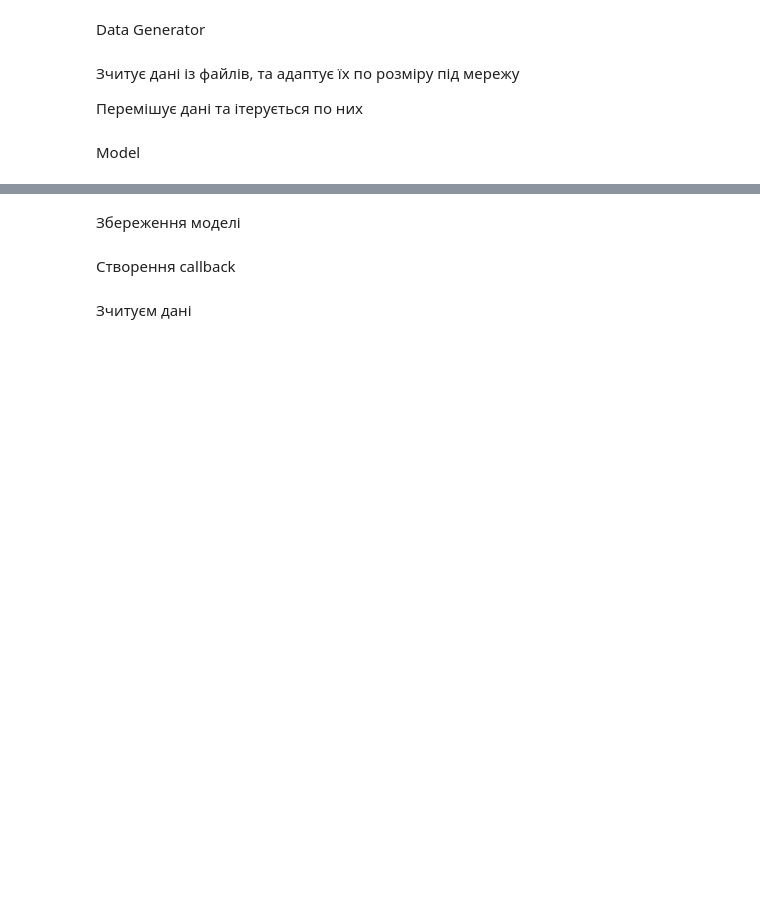
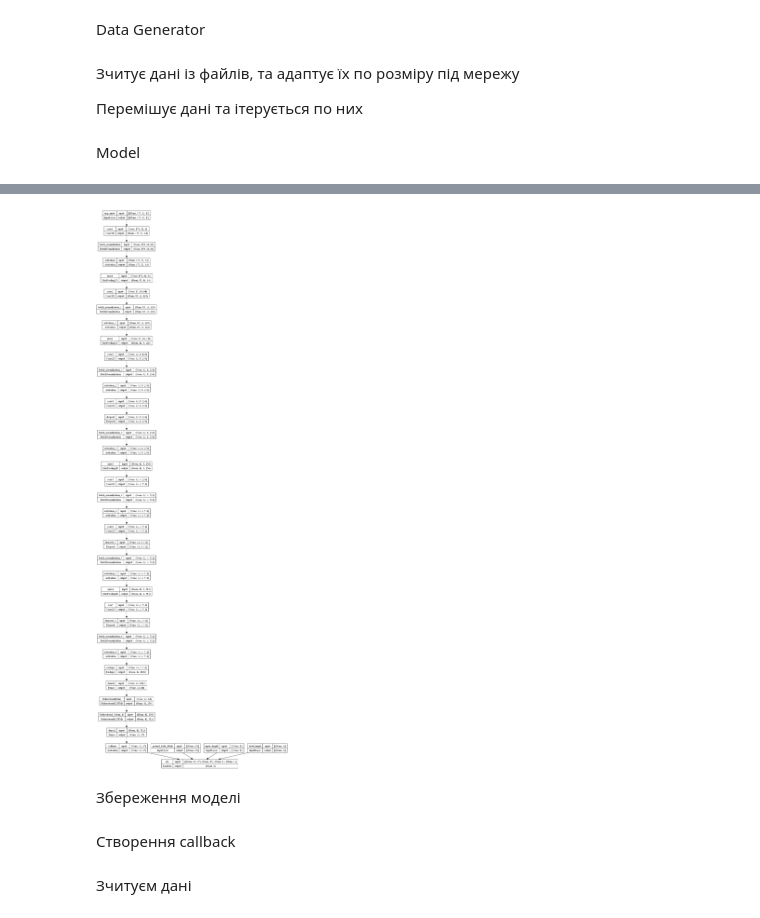
Before and after one commit to Yurii-Vipshovsky/Image_text_recognition_CRNN, a Jupyter notebook: Text_recognition.ipynb, the cells around one changed output, grey strips where cells are left out. Drawn from its saved outputs; the diff is of its cells as text; code cells hidden in the pictures; blank space fills up the shorter version.

```diff
--- a/Text_recognition.ipynb
+++ b/Text_recognition.ipynb
@@ -639,6 +626,11 @@ Total params: 7,350,373
 Trainable params: 7,345,893
 Non-trainable params: 4,480
 __________________________________________________________________________________________________
+# %%
+from keras.utils.vis_utils import plot_model
+plot_model(img_text_recog, to_file='model_1.png', show_shapes=True)
+# %% [output]
+[figure, added]
 # %% [markdown]
 Збереження моделі
 # %%
```
Also changed, not shown: parts of 9 cells of this notebook, 26 other files.
